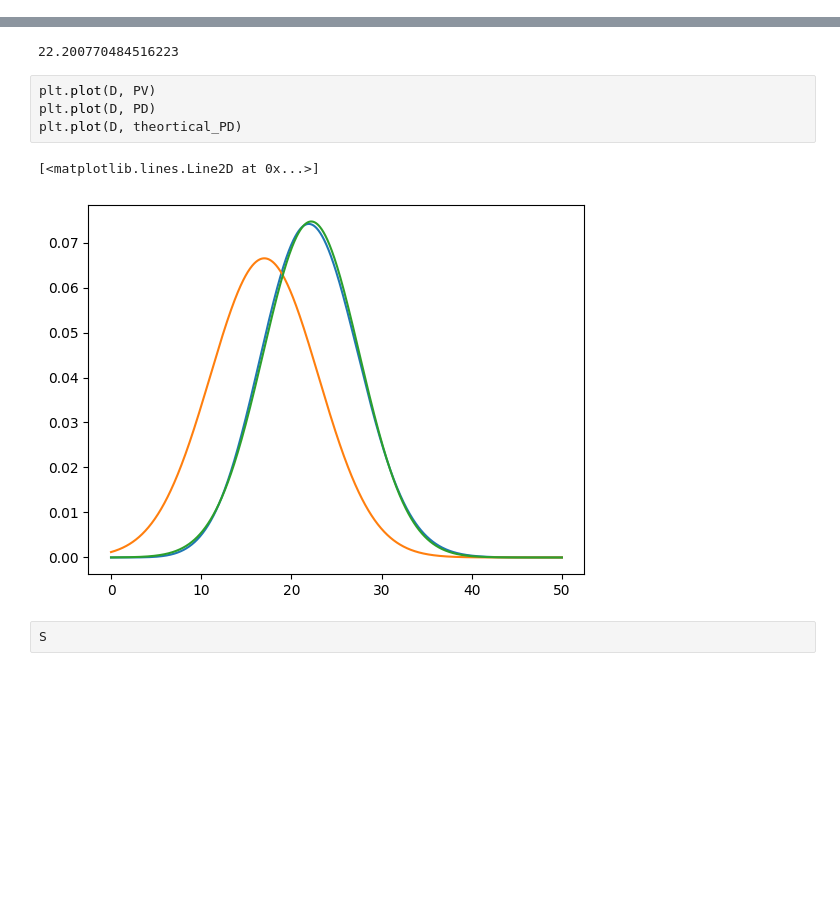
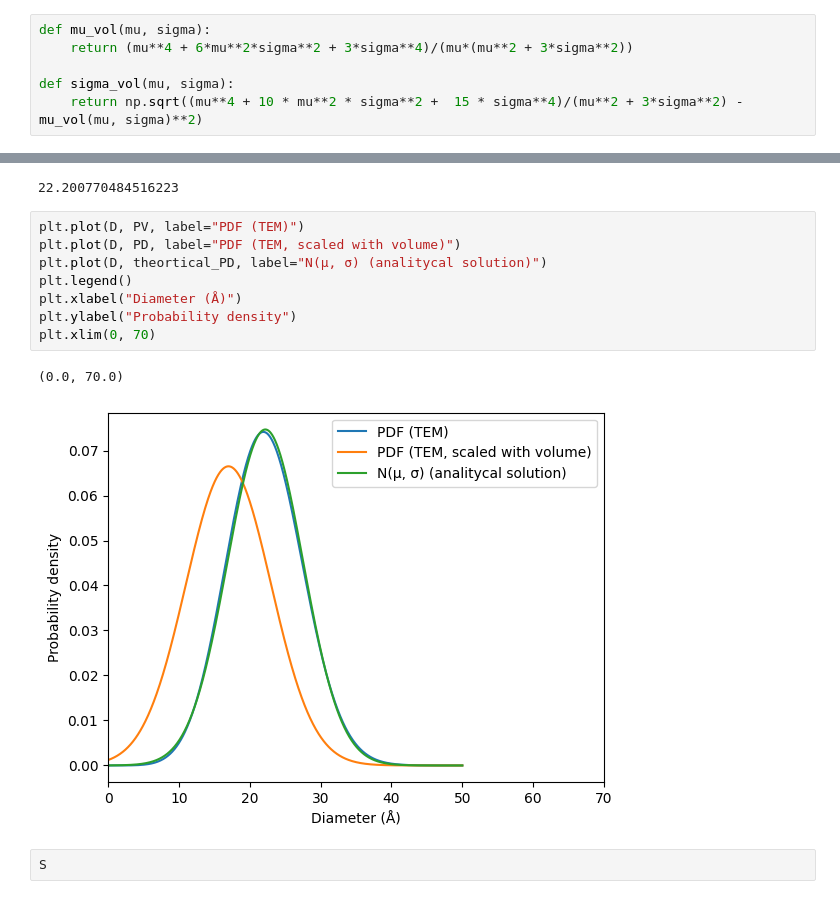
Before and after one commit to Ameyanagi/DecomNano, a Jupyter notebook: examples/notebook/calculation_of_V_average.ipynb, the cells around one changed output, grey strips where cells are left out. Saved outputs shown, nothing was run; the diff lists cells and outputs as text; blank space fills up the shorter version.

```diff
--- a/examples/notebook/calculation_of_V_average.ipynb
+++ b/examples/notebook/calculation_of_V_average.ipynb
@@ -2,6 +2,12 @@
 import numpy as np
 import pandas as pd
 import matplotlib.pyplot as plt
+# %%
+def mu_vol(mu, sigma):
+    return (mu**4 + 6*mu**2*sigma**2 + 3*sigma**4)/(mu*(mu**2 + 3*sigma**2))
+
+def sigma_vol(mu, sigma):
+    return np.sqrt((mu**4 + 10 * mu**2 * sigma**2 +  15 * sigma**4)/(mu**2 + 3*sigma**2) - mu_vol(mu, sigma)**2)
 # %%
 D = np.linspace(0, 50, 1000)
 mu = 17
@@ -59,12 +69,16 @@ mu_vol(mu, sigma)
 # %% [output]
 22.200770484516223
 # %%
-plt.plot(D, PV)
-plt.plot(D, PD)
-plt.plot(D, theortical_PD)
+plt.plot(D, PV, label="PDF (TEM)")
+plt.plot(D, PD, label="PDF (TEM, scaled with volume)")
+plt.plot(D, theortical_PD, label="N(μ, σ) (analitycal solution)")
+plt.legend()
+plt.xlabel("Diameter (Å)")
+plt.ylabel("Probability density")
+plt.xlim(0, 70)
 # %% [output]
-[<matplotlib.lines.Line2D at 0x...>]
+(0.0, 70.0)
-[figure, old version]
+[figure, new version]
 # %%
 S
 # %% [output]
```
Also changed, not shown: parts of 1 cell of this notebook, 1 other file.
